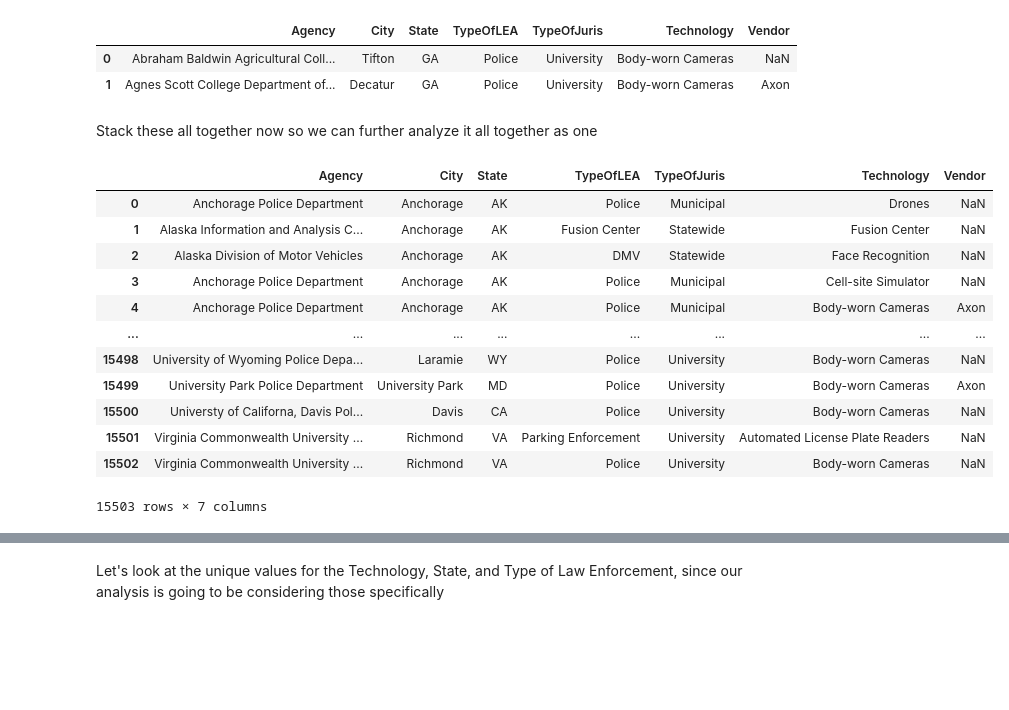
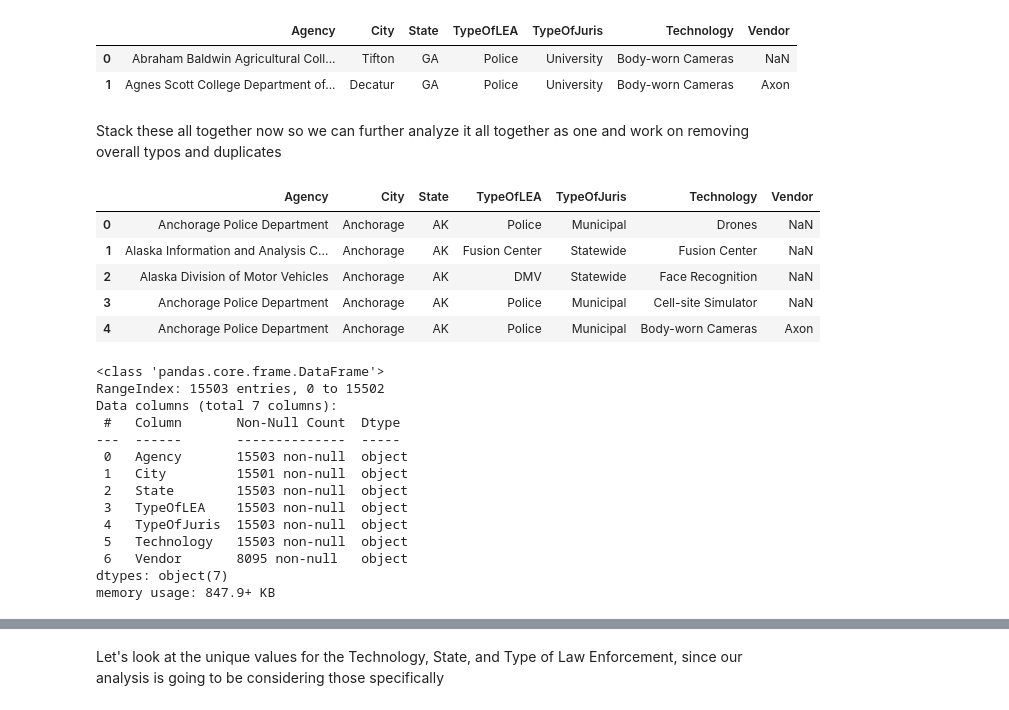
Before and after one commit to robinphurtado/SDSUDataScienceProject, a Jupyter notebook: notebooks/surveilanceproject.ipynb, the cells around one changed output, grey strips where cells are left out. Saved outputs shown, nothing was run; the diff lists cells and outputs as text; code cells hidden in the pictures; blank space fills up the shorter version.

Commit message:
after handling null cities

```diff
--- a/notebooks/surveilanceproject.ipynb
+++ b/notebooks/surveilanceproject.ipynb
@@ -586,22 +590,32 @@ df_schol_srv_sm.head(2)
 | 0 | Abraham Baldwin Agricultural Coll... | Tifton | GA | Police | University | Body-worn Cameras | NaN |
 | 1 | Agnes Scott College Department of... | Decatur | GA | Police | University | Body-worn Cameras | Axon |
 # %% [markdown]
-Stack these all together now so we can further analyze it all together as one
+Stack these all together now so we can further analyze it all together as one and work on removing overall typos and duplicates
 # %%
 df_aos_combined = pd.concat([df_aos_sm, df_aos_brdr_sm, df_schol_srv_sm], ignore_index=True)
 # %%
-df_aos_combined
+df_aos_combined.head()
 # %% [output]
 |  | Agency | City | State | TypeOfLEA | TypeOfJuris | Technology | Vendor |
 | 0 | Anchorage Police Department | Anchorage | AK | Police | Municipal | Drones | NaN |
 | 1 | Alaska Information and Analysis C... | Anchorage | AK | Fusion Center | Statewide | Fusion Center | NaN |
 | 2 | Alaska Division of Motor Vehicles | Anchorage | AK | DMV | Statewide | Face Recognition | NaN |
 | 3 | Anchorage Police Department | Anchorage | AK | Police | Municipal | Cell-site Simulator | NaN |
 | 4 | Anchorage Police Department | Anchorage | AK | Police | Municipal | Body-worn Cameras | Axon |
-| ... | ... | ... | ... | ... | ... | ... | ... |
-| 15498 | University of Wyoming Police Depa... | Laramie | WY | Police | University | Body-worn Cameras | NaN |
-| 15499 | University Park Police Department | University Park | MD | Police | University | Body-worn Cameras | Axon |
-| 15500 | Universty of Californa, Davis Pol... | Davis | CA | Police | University | Body-worn Cameras | NaN |
-| 15501 | Virginia Commonwealth University ... | Richmond | VA | Parking Enforcement | University | Automated License Plate Readers | NaN |
-| 15502 | Virginia Commonwealth University ... | Richmond | VA | Police | University | Body-worn Cameras | NaN |
-15503 rows × 7 columns
+# %%
+df_aos_combined.info()
+# %% [output]
+<class 'pandas.core.frame.DataFrame'>
+RangeIndex: 15503 entries, 0 to 15502
+Data columns (total 7 columns):
+ #   Column       Non-Null Count  Dtype
+---  ------       --------------  -----
+ 0   Agency       15503 non-null  object
+ 1   City         15501 non-null  object
+ 2   State        15503 non-null  object
+ 3   TypeOfLEA    15503 non-null  object
+ 4   TypeOfJuris  15503 non-null  object
+ 5   Technology   15503 non-null  object
+ 6   Vendor       8095 non-null   object
+dtypes: object(7)
+memory usage: 847.9+ KB
```
Also changed, not shown: parts of 45 cells of this notebook.
